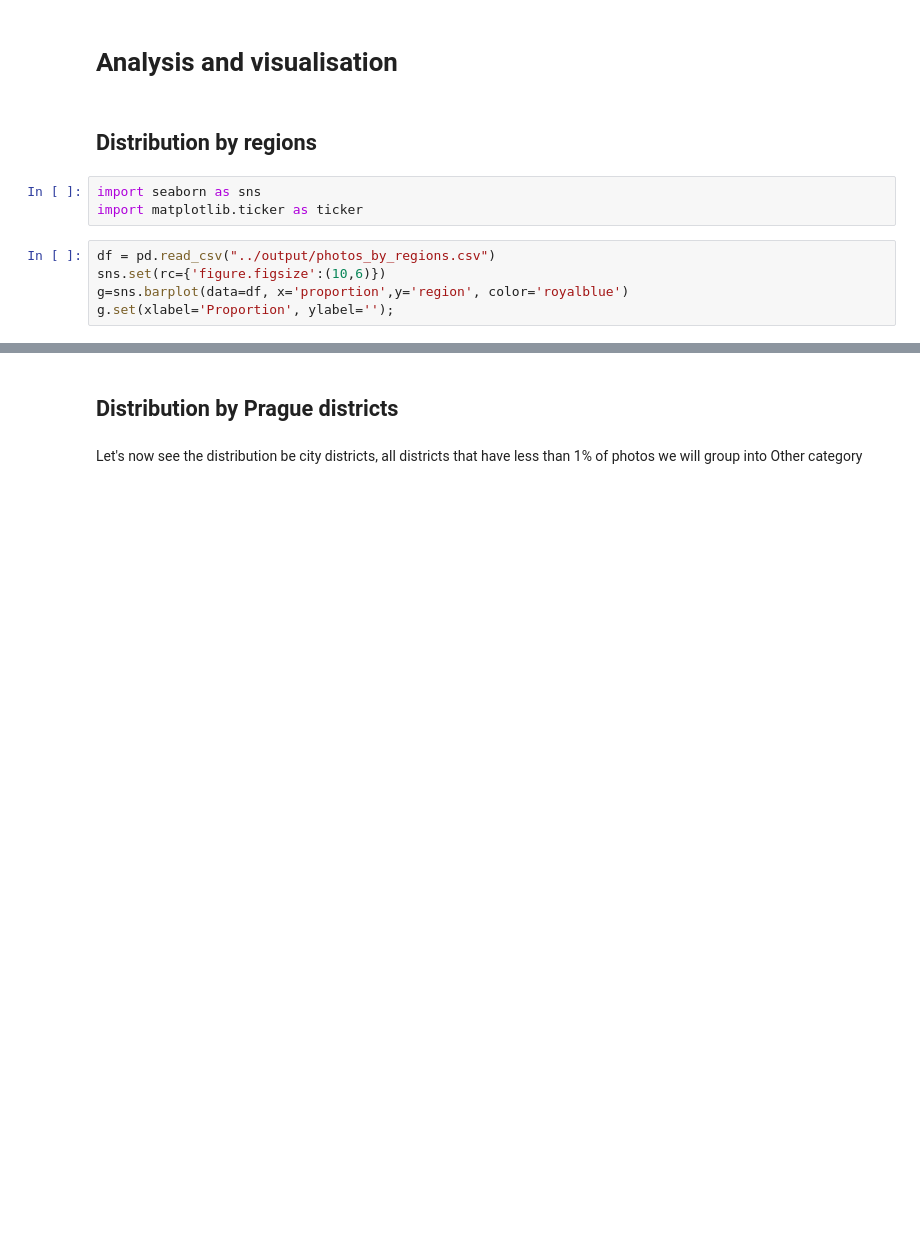
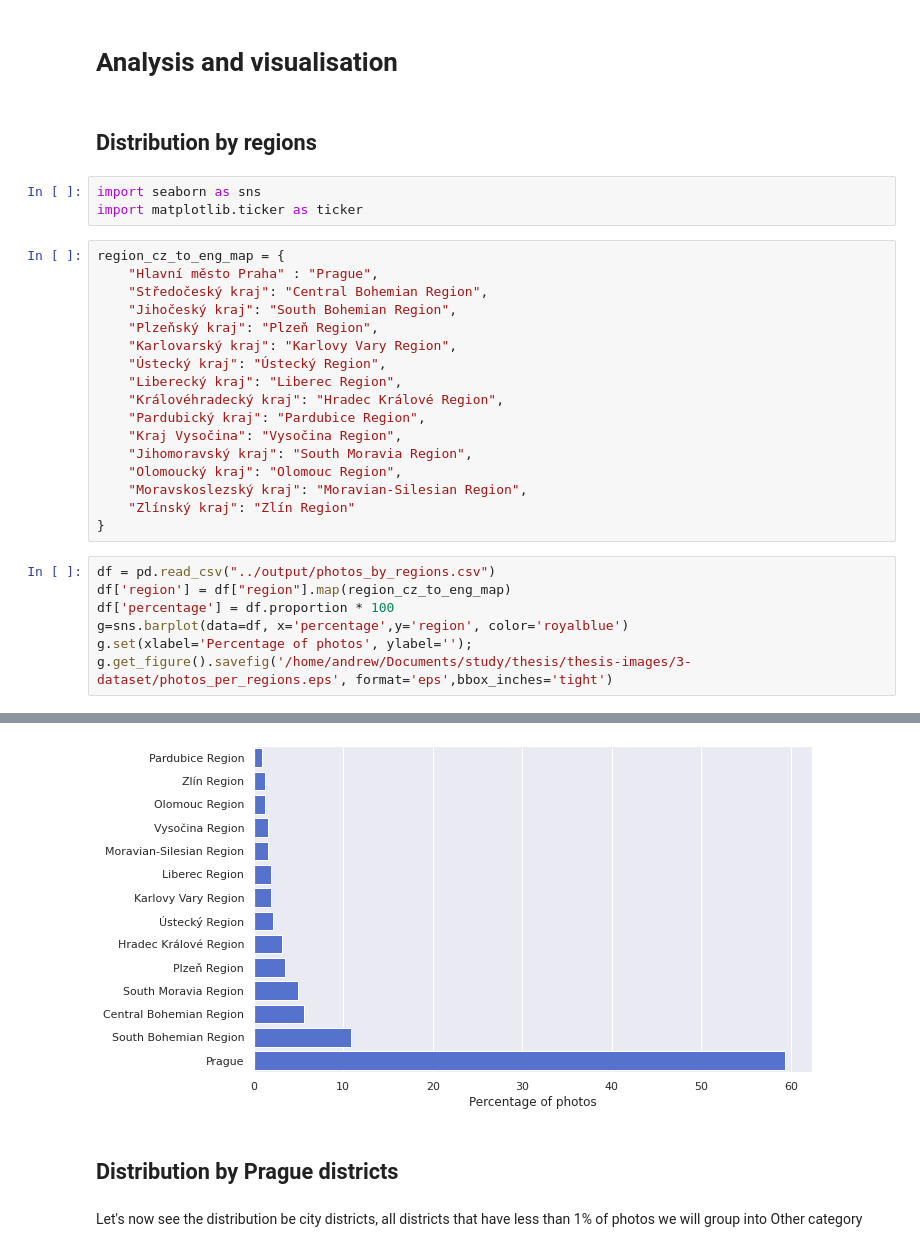
Before and after one commit to ABlack-git/diploma-thesis, a Jupyter notebook: notebooks/data_analysis.ipynb, the cells around one changed output, grey strips where cells are left out. Saved outputs shown, nothing was run; the diff lists cells and outputs as text; blank space fills up the shorter version.

```diff
--- a/notebooks/data_analysis.ipynb
+++ b/notebooks/data_analysis.ipynb
@@ -158,9 +155,28 @@ for feature in cz_city_parts['features']:
 # %%
 import seaborn as sns
 import matplotlib.ticker as ticker
+# %%
+region_cz_to_eng_map = {
+    "Hlavní město Praha" : "Prague",
+    "Středočeský kraj": "Central Bohemian Region",
+    "Jihočeský kraj": "South Bohemian Region",
+    "Plzeňský kraj": "Plzeň Region",
+    "Karlovarský kraj": "Karlovy Vary Region",
+    "Ústecký kraj": "Ústecký Region",
+    "Liberecký kraj": "Liberec Region",
+    "Královéhradecký kraj": "Hradec Králové Region",
+    "Pardubický kraj": "Pardubice Region",
+    "Kraj Vysočina": "Vysočina Region",
+    "Jihomoravský kraj": "South Moravia Region",
+    "Olomoucký kraj": "Olomouc Region",
+    "Moravskoslezský kraj": "Moravian-Silesian Region",
+    "Zlínský kraj": "Zlín Region"
+}
 # %%
 df = pd.read_csv("../output/photos_by_regions.csv")
-sns.set(rc={'figure.figsize':(10,6)})
-g=sns.barplot(data=df, x='proportion',y='region', color='royalblue')
-g.set(xlabel='Proportion', ylabel='');
+df['region'] = df["region"].map(region_cz_to_eng_map)
+df['percentage'] = df.proportion * 100
+g=sns.barplot(data=df, x='percentage',y='region', color='royalblue')
+g.set(xlabel='Percentage of photos', ylabel='');
+g.get_figure().savefig('/home/andrew/Documents/study/thesis/thesis-images/3-dataset/photos_per_regions.eps', format='eps',bbox_inches='tight')
 # %% [output]
@@ -168,3 +183,4 @@ g.set(xlabel='Proportion', ylabel='');
+[figure, added]
 # %% [markdown]
 ## Distribution by Prague districts
 # %% [markdown]
```
Also changed, not shown: parts of 15 cells of this notebook, 44 other files.
